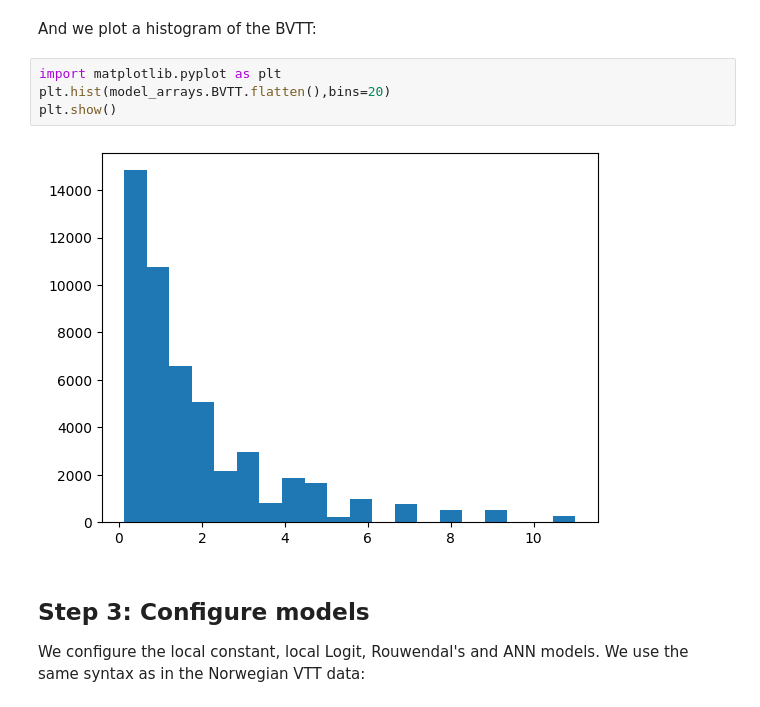
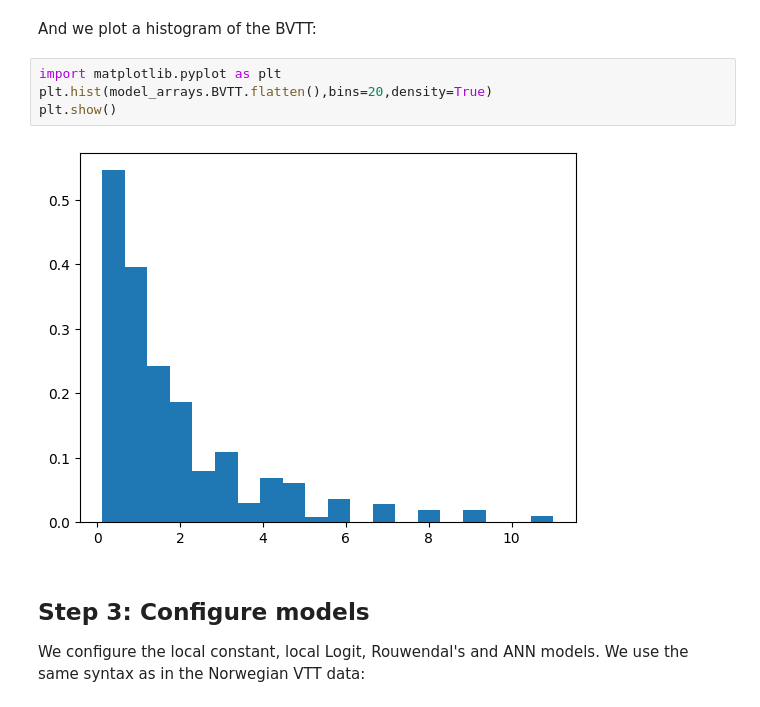
Before and after one commit to ighdez/py-np4vtt, a Jupyter notebook: examples/env_synth_data/fourmethods_normal.ipynb, the cells around one changed output. Saved outputs shown, nothing was run; the diff lists cells and outputs as text.

```diff
--- a/examples/env_synth_data/fourmethods_normal.ipynb
+++ b/examples/env_synth_data/fourmethods_normal.ipynb
@@ -99,10 +99,10 @@ Maximum of BVTT: 11.0
 And we plot a histogram of the BVTT:
 # %%
 import matplotlib.pyplot as plt
-plt.hist(model_arrays.BVTT.flatten(),bins=20)
+plt.hist(model_arrays.BVTT.flatten(),bins=20,density=True)
 plt.show()
 # %% [output]
-[figure, old version]
+[figure, new version]
 # %% [markdown]
 ## Step 3: Configure models
 We configure the local constant, local Logit, Rouwendal's and ANN models. We use the same syntax as in the Norwegian VTT data:
```
Also changed, not shown: parts of 4 cells of this notebook, 3 other files.
